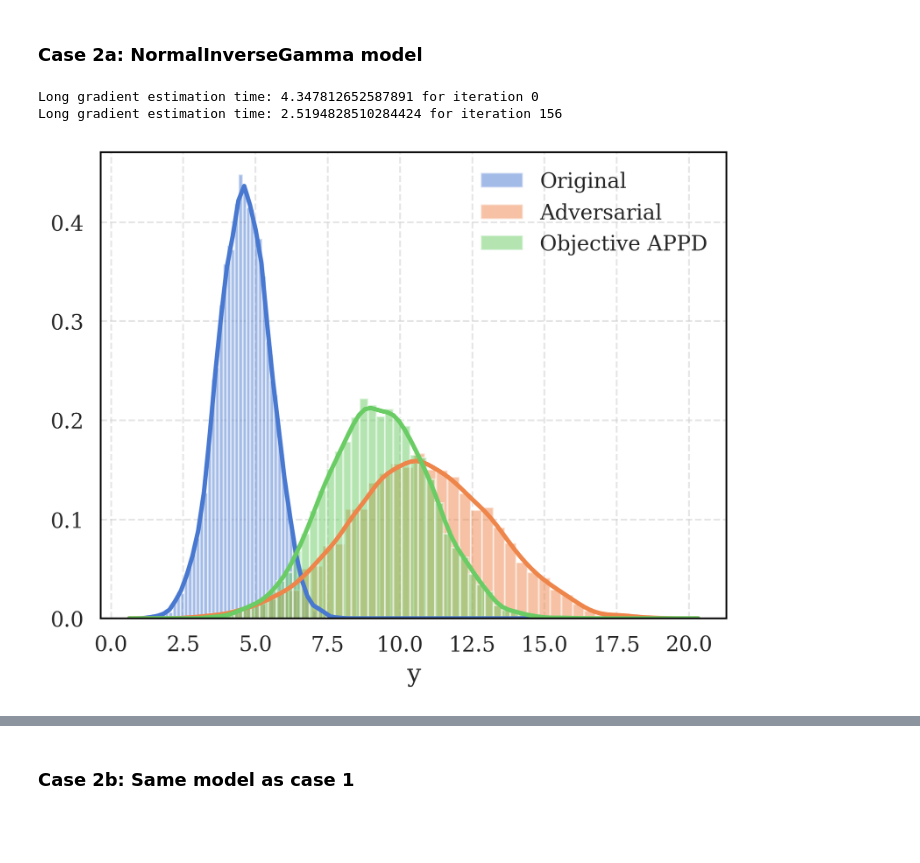
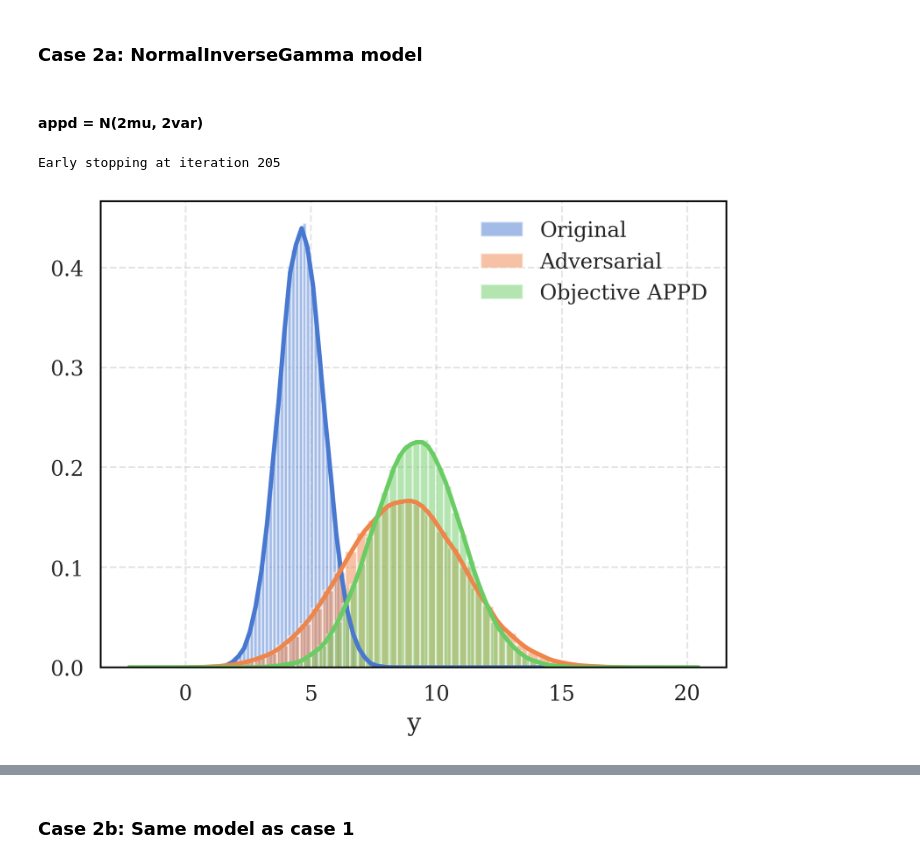
Before and after one commit to pablogarciarce/AdvReg, a Jupyter notebook: notebooks/test_distr_attack.ipynb, the cells around one changed output, grey strips where cells are left out. Saved outputs shown, nothing was run; the diff lists cells and outputs as text; code cells hidden in the pictures; blank space fills up the shorter version.

```diff
--- a/notebooks/test_distr_attack.ipynb
+++ b/notebooks/test_distr_attack.ipynb
@@ -126,15 +124,16 @@ model = NormalInverseGammaPriorLinearRegression(prior_params={
     'b': torch.tensor([1])},)
 data = {'X': torch.tensor(X_train, dtype=torch.float32), 'y': torch.tensor(y_train, dtype=torch.float32)}
 model.fit(data)
+# %% [markdown]
+#### appd = N(2mu, 2var)
 # %%
 # Attack example
 x = X_test[17,:].copy()
 x = torch.tensor(x, dtype=torch.float32).unsqueeze(1)
-sigma2 = model.sample_posterior_distribution(1000)[1].mean()
-appd = torch.distributions.normal.Normal(2 * x.T @ model.mu, 2 * sigma2)
-x_adv_distr, x_adv_values = mlmc_attack(model, x, appd=appd, epsilon=5, R=100, lr=0.01, n_iter=200)
+std = model.sample_predictive_distribution(x, 1000).std()
+appd = torch.distributions.normal.Normal(2 * x.T @ model.mu, 2 * std)
+x_adv_distr, x_adv_values = mlmc_attack(model, x, appd=appd, epsilon=2, R=10, lr=0.1, n_iter=400)
 plot_ppds(model, x, x_adv_distr, appd)
 # %% [output]
-Long gradient estimation time: 4.347812652587891 for iteration 0
-Long gradient estimation time: 2.5194828510284424 for iteration 156
+Early stopping at iteration 205
-[figure, old version]
+[figure, new version]
```
Also changed, not shown: parts of 29 cells of this notebook, 19 other files.
